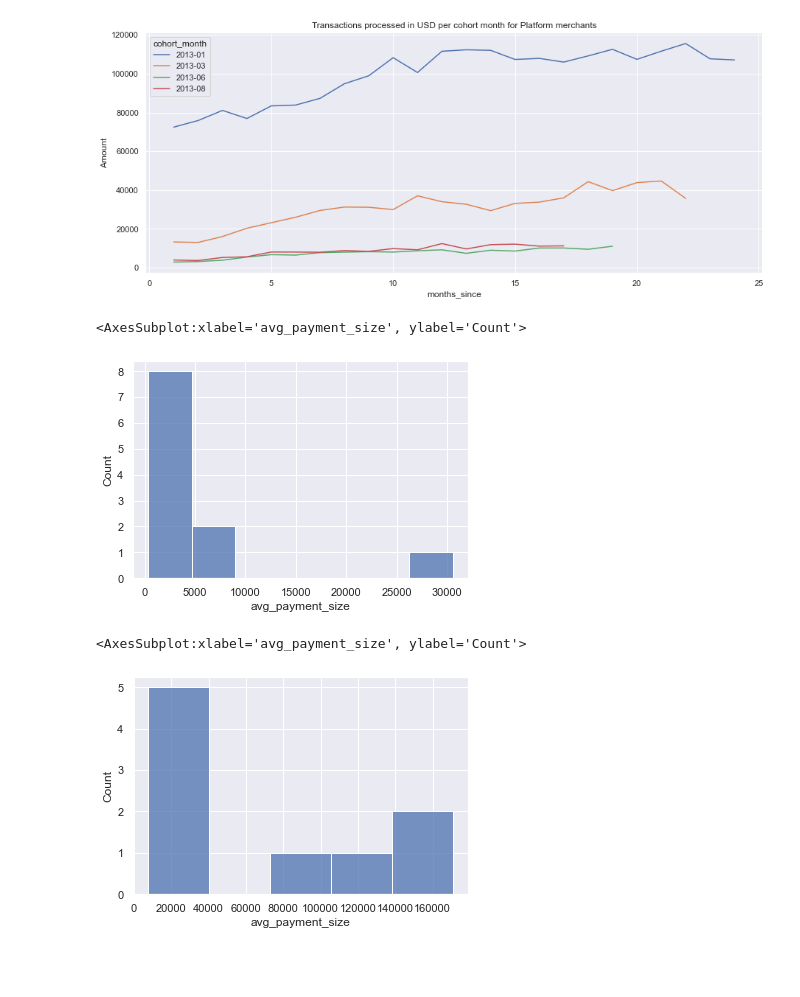
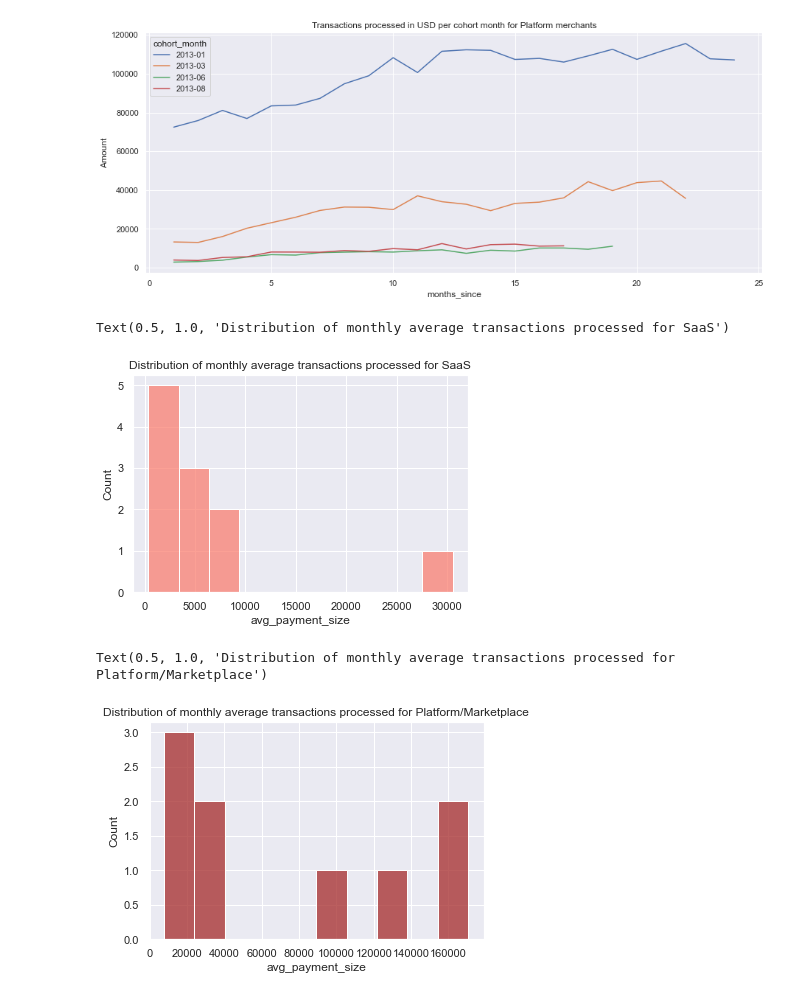
Before and after one commit to nadya27oct/Stripe, a Jupyter notebook: Stripe.ipynb, the cells around one changed output. Cells and saved outputs as stored; diff of their text form; code cells hidden in the pictures; blank space fills up the shorter version.

```diff
--- a/Stripe.ipynb
+++ b/Stripe.ipynb
@@ -277,13 +282,15 @@ merchant_stat['age_bucket'] = merchant_stat['active_months'].apply(compute_age_b
 # %%
 merchant_stat['rfm_score'] = merchant_stat[['spend_quartile','freq_quartile','age_bucket']].sum(axis=1)
 # %%
-sns.histplot(data=merchant_stat[merchant_stat['Segment']=='SaaS'],x='avg_payment_size')
+sns.histplot(data=merchant_stat[merchant_stat['Segment']=='SaaS'],x='avg_payment_size',color='salmon',bins=10)
+plt.title('Distribution of monthly average transactions processed for SaaS')
 # %% [output]
-<AxesSubplot:xlabel='avg_payment_size', ylabel='Count'>
+Text(0.5, 1.0, 'Distribution of monthly average transactions processed for SaaS')
-[figure, old version]
+[figure, new version]
 # %%
-sns.histplot(data=merchant_stat[merchant_stat['Segment']=='Platform'],x='avg_payment_size')
+sns.histplot(data=merchant_stat[merchant_stat['Segment']=='Platform'],x='avg_payment_size',color='brown',bins=10)
+plt.title('Distribution of monthly average transactions processed for Platform/Marketplace')
 # %% [output]
-<AxesSubplot:xlabel='avg_payment_size', ylabel='Count'>
+Text(0.5, 1.0, 'Distribution of monthly average transactions processed for Platform/Marketplace')
-[figure, old version]
+[figure, new version]
 # %%
```
Also changed, not shown: parts of 17 cells of this notebook, 1 other file.
